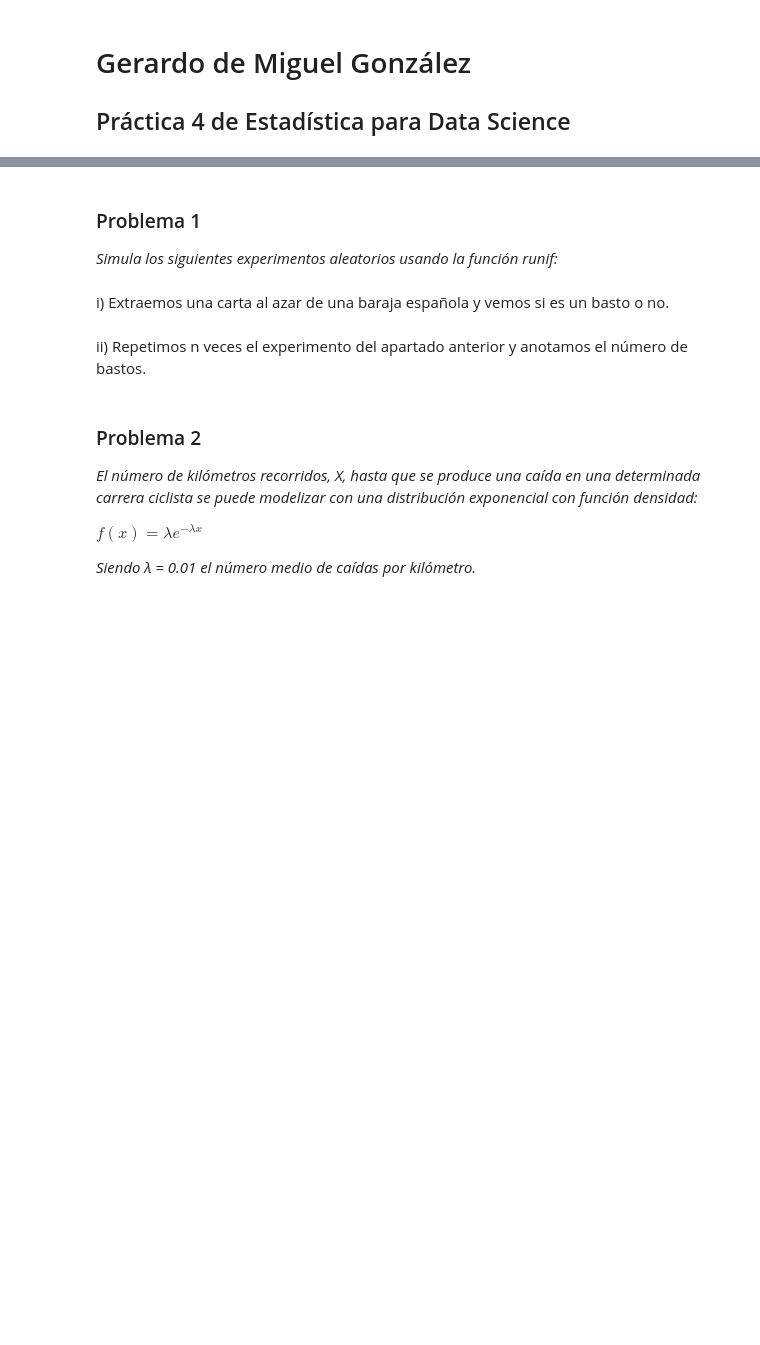
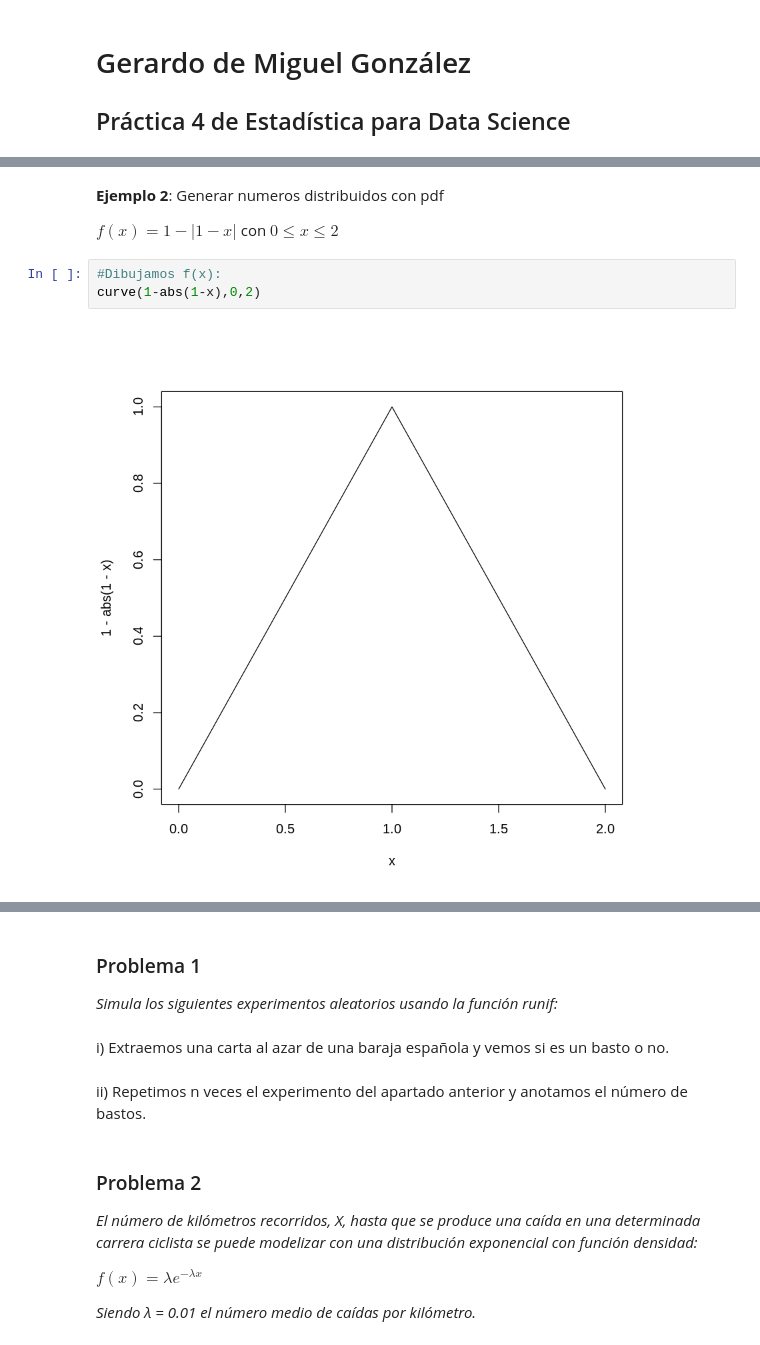
Before and after one commit to yerartdev/uc-m1965-stats, a Jupyter notebook: p4/practica4-gerardo-de-miguel.gonzalez.ipynb, the cells around one changed output, grey strips where cells are left out. Saved outputs shown, nothing was run; the diff lists cells and outputs as text; blank space fills up the shorter version.

```diff
--- a/p4/practica4-gerardo-de-miguel.gonzalez.ipynb
+++ b/p4/practica4-gerardo-de-miguel.gonzalez.ipynb
@@ -4,0 +56,9 @@
+# %% [markdown]
+**Ejemplo 2**: Generar numeros distribuidos con pdf
+
+$f(x)=1-|1-x|$ con $0 \leq x \leq 2$
+# %%
+#Dibujamos f(x):
+curve(1-abs(1-x),0,2)
+# %% [output]
+[figure, added]
```
Also changed, not shown: parts of 19 cells of this notebook.
